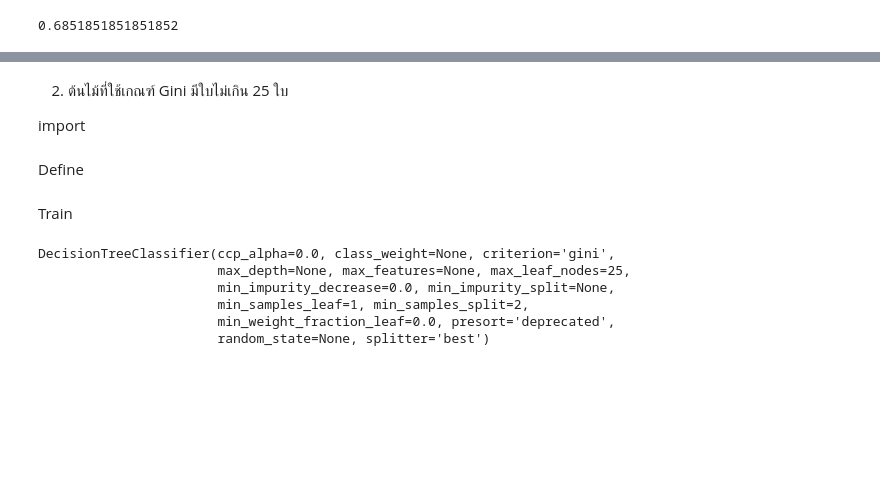
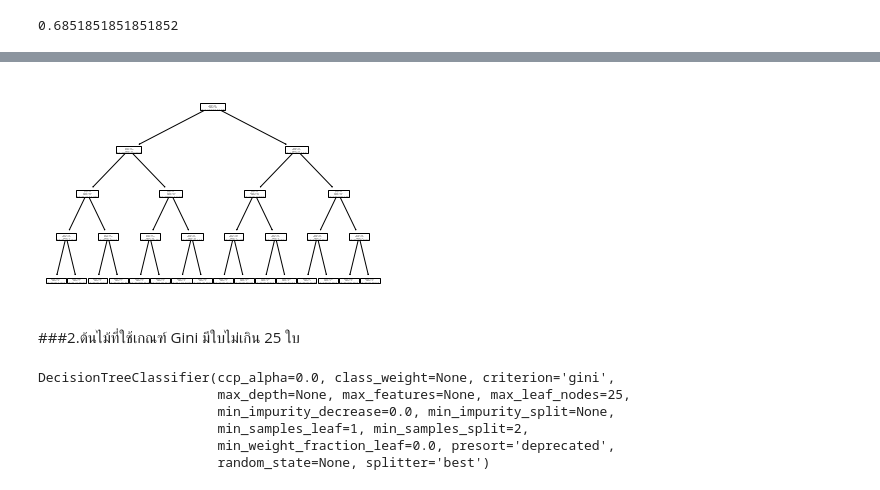
Before and after one commit to Chanunchida-May/DWDM21, a Jupyter notebook: Chapter7_Classification_(Decision_Tree).ipynb, the cells around one changed output, grey strips where cells are left out. Drawn from its saved outputs; the diff is of its cells as text; code cells hidden in the pictures; blank space fills up the shorter version.

```diff
--- a/Chapter7_Classification_(Decision_Tree).ipynb
+++ b/Chapter7_Classification_(Decision_Tree).ipynb
@@ -261,4 +280,6 @@ accuracy_score(y_val,HW0_result)
+# %%
+plot_tree(Tree1);
+# %% [output]
+[figure, added]
 # %% [markdown]
-2. ต้นไม้ที่ใช้เกณฑ์ Gini มีใบไม่เกิน 25 ใบ
-
-import
+###2.ต้นไม้ที่ใช้เกณฑ์ Gini มีใบไม่เกิน 25 ใบ
@@ -267,3 +286 @@ from sklearn.tree import DecisionTreeClassifier
-# %% [markdown]
-Define
 # %%
@@ -271,3 +288 @@ mytree_HW2 = DecisionTreeClassifier(max_leaf_nodes=25,criterion='gini')
-# %% [markdown]
-Train
 # %%
```
Also changed, not shown: parts of 40 cells of this notebook.
